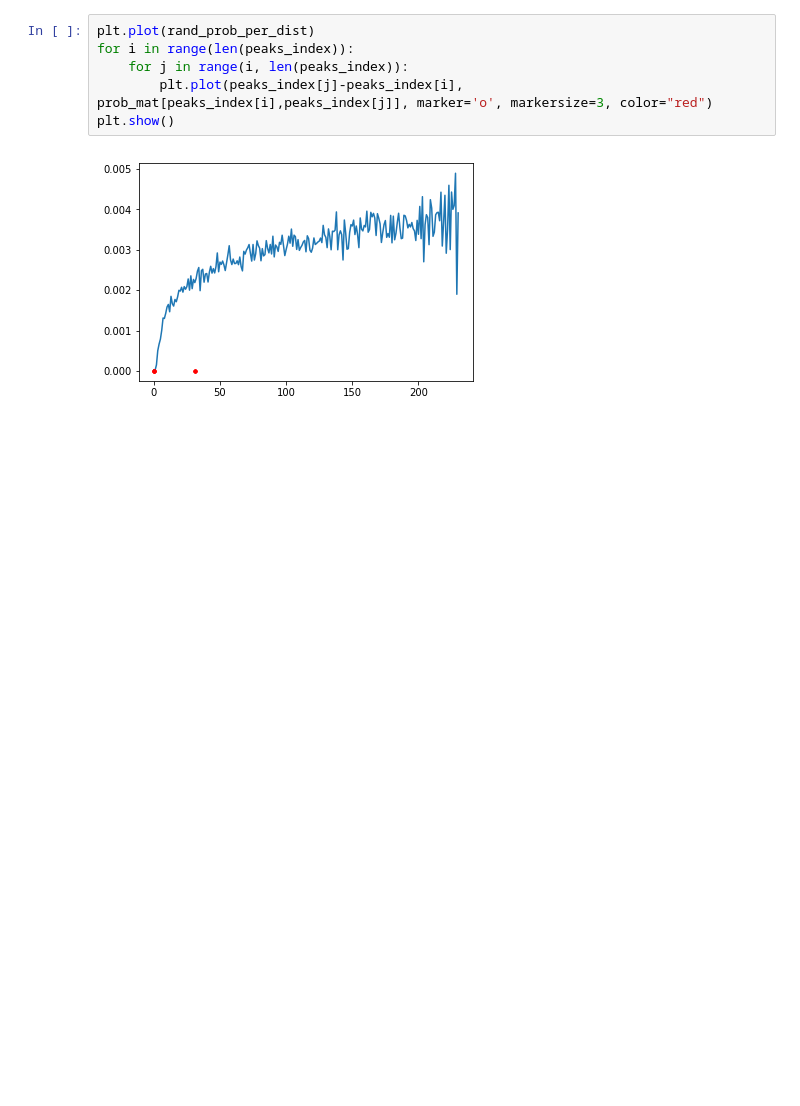
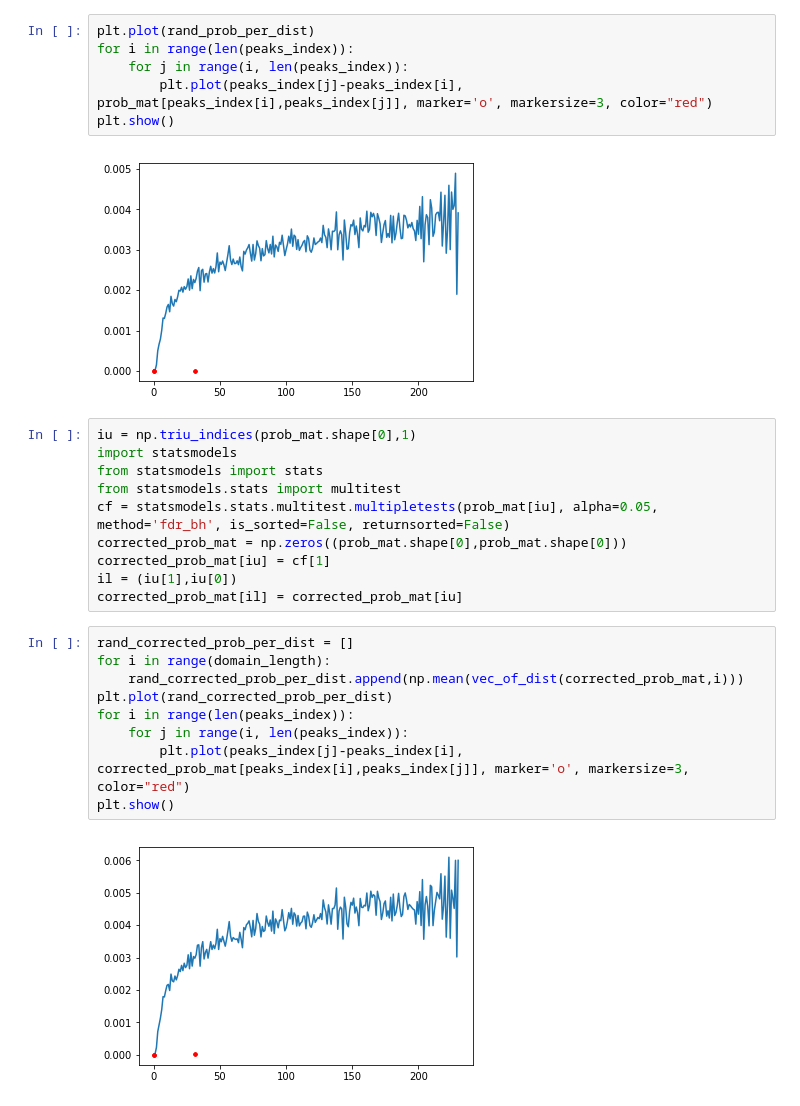
Before and after one commit to nedashokraneh/HiCPlus-PC, a Jupyter notebook: src/notebooks/GOTHiC.ipynb, the cells around one changed output. Drawn from its saved outputs; the diff is of its cells as text; blank space fills up the shorter version.

```diff
--- a/src/notebooks/GOTHiC.ipynb
+++ b/src/notebooks/GOTHiC.ipynb
@@ -78,3 +76,24 @@ for i in range(len(peaks_index)):
 plt.show()
 # %% [output]
 [figure]
+# %%
+iu = np.triu_indices(prob_mat.shape[0],1)
+import statsmodels
+from statsmodels import stats
+from statsmodels.stats import multitest
+cf = statsmodels.stats.multitest.multipletests(prob_mat[iu], alpha=0.05, method='fdr_bh', is_sorted=False, returnsorted=False)
+corrected_prob_mat = np.zeros((prob_mat.shape[0],prob_mat.shape[0]))
+corrected_prob_mat[iu] = cf[1]
+il = (iu[1],iu[0])
+corrected_prob_mat[il] = corrected_prob_mat[iu]
+# %%
+rand_corrected_prob_per_dist = []
+for i in range(domain_length):
+    rand_corrected_prob_per_dist.append(np.mean(vec_of_dist(corrected_prob_mat,i)))
+plt.plot(rand_corrected_prob_per_dist)
+for i in range(len(peaks_index)):
+    for j in range(i, len(peaks_index)):
+        plt.plot(peaks_index[j]-peaks_index[i], corrected_prob_mat[peaks_index[i],peaks_index[j]], marker='o', markersize=3, color="red")
+plt.show()
+# %% [output]
+[figure, added]
```
Also changed, not shown: parts of 6 cells of this notebook, 30 other files.
